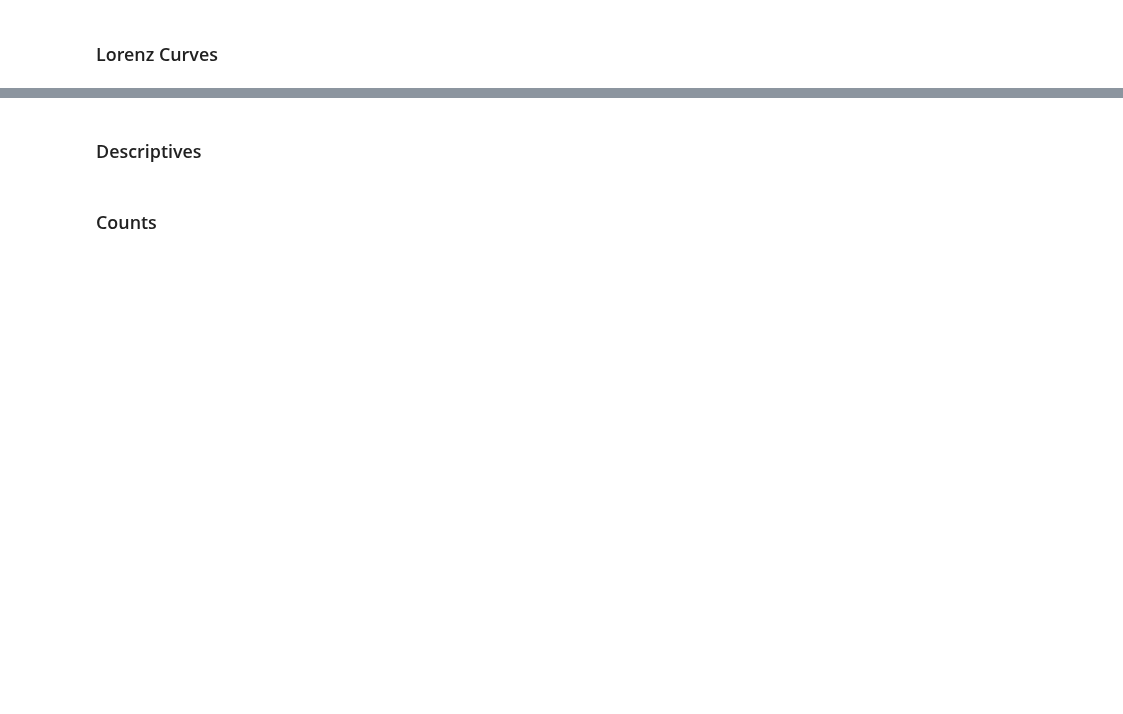
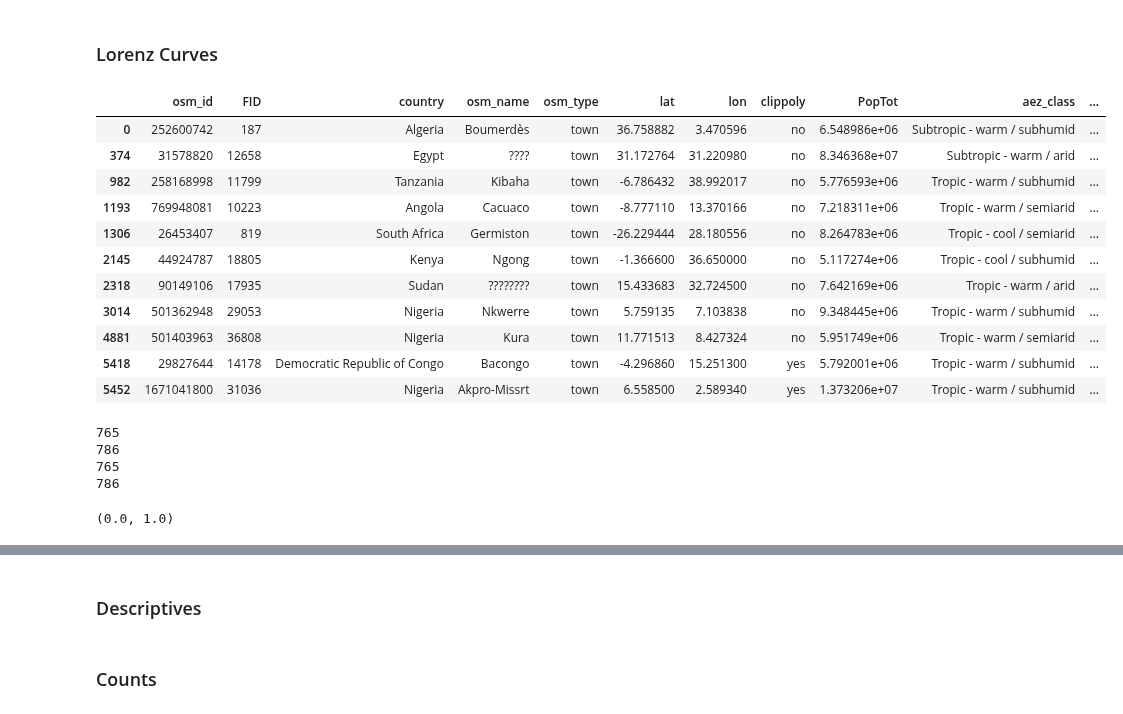
Before and after one commit to cascadet/AfricaUrbanPop, a Jupyter notebook: notebooks/jupyter/ERL19/ERL-Review-Updates.ipynb, the cells around one changed output, grey strips where cells are left out. Cells and saved outputs as stored; diff of their text form; code cells hidden in the pictures; blank space fills up the shorter version.

```diff
--- a/notebooks/jupyter/ERL19/ERL-Review-Updates.ipynb
+++ b/notebooks/jupyter/ERL19/ERL-Review-Updates.ipynb
@@ -57 +59,10 @@ This code cleans data to fix national boundary issues among polygons 2019-04-29
+# %%
+# ERLv2 Data
+
+
+GHS2000 = gpd.read_file(erl_v2_data+'GHS2000_polyFINAL_PopTotERLv2.shp')
+GHS2015 = gpd.read_file(erl_v2_data+'GHS2015_polyFINAL_PopTotERLv2.shp')
+WP2015 = gpd.read_file(erl_v2_data+'WP2015_polyFINAL_PopTotERLv2.shp')
+WPE2016 = gpd.read_file(erl_v2_data+'WPE2016_polyFINAL_PopTotERLv2.shp')
+LS2015 = gpd.read_file(erl_v2_data+'LS2015_polyFINAL_PopTotERLv2.shp')
 # %%
@@ -141,0 +77,9 @@ print(len(WPE2016))
+# %%
+# Drop <5000
+print(len(WP2015))
+GHS2000 = GHS2000[GHS2000['PopTot'] > 5000]
+GHS2015 = GHS2015[GHS2015['PopTot'] > 5000]
+WP2015 = WP2015[WP2015['PopTot'] > 5000]
+WPE2016 = WPE2016[WPE2016['PopTot'] > 5000]
+LS2015 = LS2015[LS2015['PopTot'] > 5000]
+print(len(WP2015))
@@ -625,10 +617,21 @@ plt.title('Total Urban Population by Settlement Size for Africa 2000 & 2015')
 # %% [markdown]
 ### Lorenz Curves
 # %%
-test = GHS2015[GHS2015[col] == area]
-test = GHS2015
-test = test[test.PopTot>5*10**6]
+test = GHS2015[GHS2015.PopTot >=5*10**6]
 test
+# %% [output]
+|  | osm_id | FID | country | osm_name | osm_type | lat | lon | clippoly | PopTot | aez_class | ... |
+| 0 | 252600742 | 187 | Algeria | Boumerdès | town | 36.758882 | 3.470596 | no | 6.548986e+06 | Subtropic - warm / subhumid | ... |
+| 374 | 31578820 | 12658 | Egypt | ???? | town | 31.172764 | 31.220980 | no | 8.346368e+07 | Subtropic - warm / arid | ... |
+| 982 | 258168998 | 11799 | Tanzania | Kibaha | town | -6.786432 | 38.992017 | no | 5.776593e+06 | Tropic - warm / subhumid | ... |
+| 1193 | 769948081 | 10223 | Angola | Cacuaco | town | -8.777110 | 13.370166 | no | 7.218311e+06 | Tropic - warm / semiarid | ... |
+| 1306 | 26453407 | 819 | South Africa | Germiston | town | -26.229444 | 28.180556 | no | 8.264783e+06 | Tropic - cool / semiarid | ... |
+| 2145 | 44924787 | 18805 | Kenya | Ngong | town | -1.366600 | 36.650000 | no | 5.117274e+06 | Tropic - cool / subhumid | ... |
+| 2318 | 90149106 | 17935 | Sudan | ???????? | town | 15.433683 | 32.724500 | no | 7.642169e+06 | Tropic - warm / arid | ... |
+| 3014 | 501362948 | 29053 | Nigeria | Nkwerre | town | 5.759135 | 7.103838 | no | 9.348445e+06 | Tropic - warm / subhumid | ... |
+| 4881 | 501403963 | 36808 | Nigeria | Kura | town | 11.771513 | 8.427324 | no | 5.951749e+06 | Tropic - warm / semiarid | ... |
+| 5418 | 29827644 | 14178 | Democratic Republic of Congo | Bacongo | town | -4.296860 | 15.251300 | yes | 5.792001e+06 | Tropic - warm / subhumid | ... |
+| 5452 | 1671041800 | 31036 | Nigeria | Akpro-Missrt | town | 6.558500 | 2.589340 | yes | 1.373206e+07 | Tropic - warm / subhumid | ... |
 # %%
 # Select Data for Lorenz
 
@@ -640,7 +643,7 @@ test
 
 # # By group
 col = 'rain_zone' # column
-area = 'Arid' # geography to distribut
+area = 'Humid' # geography to distribut
 
 X = np.sort(np.array(GHS2000[GHS2000[col] == area].PopTot))
 Y = np.sort(np.array(GHS2015[GHS2015[col] == area].PopTot))
@@ -649,8 +652,8 @@ print(len(X))
 print(len(Y))
 
 # Set Limits
-# X = X[(X < 10**7)]
-# Y = Y[(Y < 10**7)]
+X = X[(X < 10**7)]
+Y = Y[(Y < 10**7)]
 
 print(len(X))
 print(len(Y))
@@ -664,6 +667,12 @@ X_lorenz[0], X_lorenz[-1]
 Y_lorenz = Y.cumsum() / Y.sum()
 Y_lorenz = np.insert(Y_lorenz, 0, 0)
 Y_lorenz[0], Y_lorenz[-1]
+# %% [output]
+765
+786
+765
+786
+(0.0, 1.0)
 # %%
 # Lorenz Curve Plot
 
```
Also changed, not shown: parts of 30 cells of this notebook, 41 other files.
